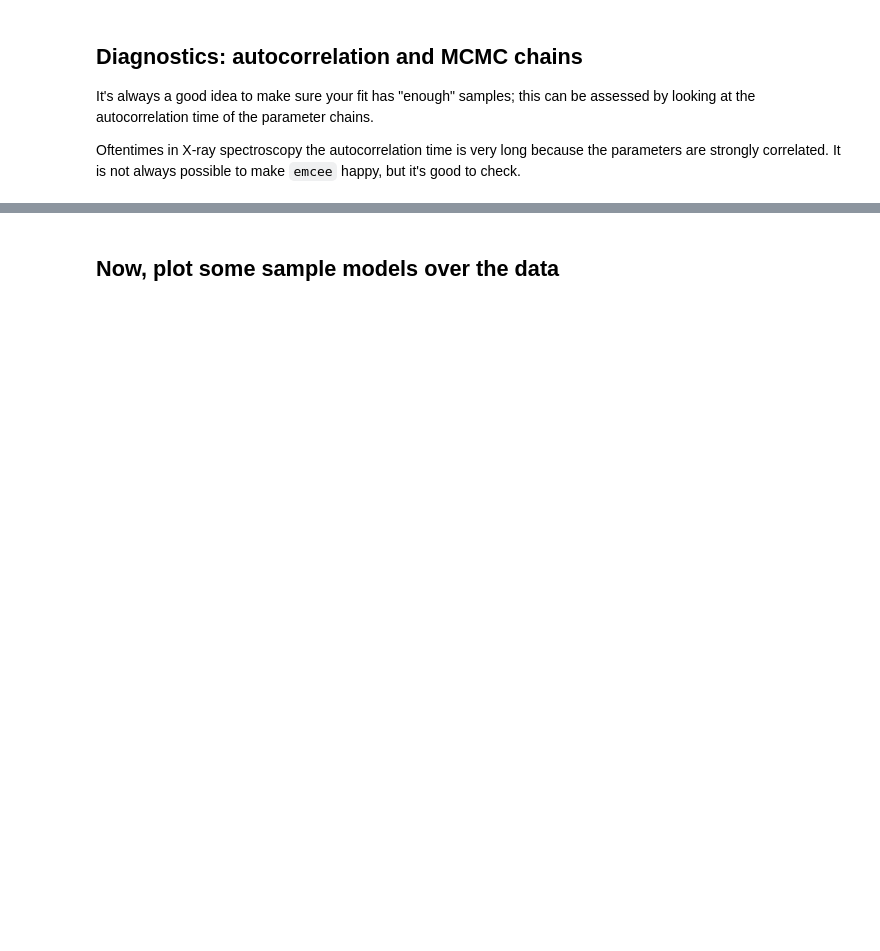
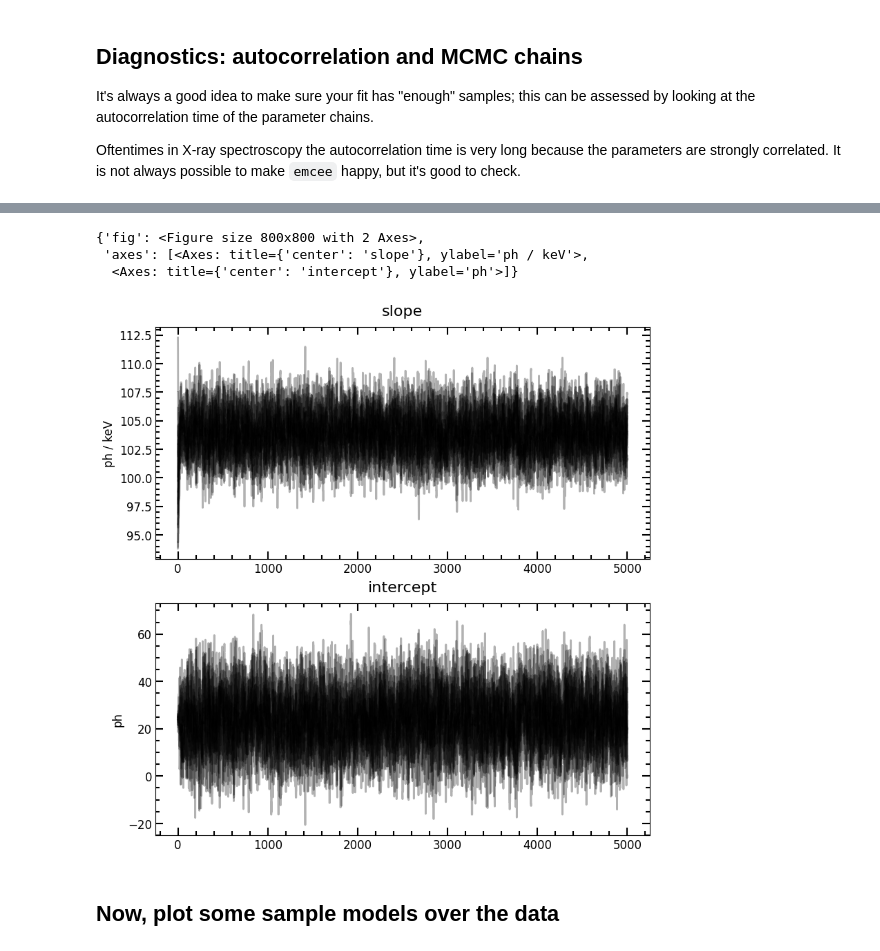
Before and after one commit to settwi/yaff, a Jupyter notebook: examples/line_fit.ipynb, the cells around one changed output, grey strips where cells are left out. Saved outputs shown, nothing was run; the diff lists cells and outputs as text; code cells hidden in the pictures; blank space fills up the shorter version.

```diff
--- a/examples/line_fit.ipynb
+++ b/examples/line_fit.ipynb
@@ -143,8 +148,8 @@ yap.plot_data_model(fitter)
 # %%
 # Finally, perform the fit and give emcee some kwargs if you want
-fitter.perform_fit(
+fitter.run_emcee(
     emcee_constructor_kw=dict(),
-    emcee_run_kw=dict(nsteps=10000, progress=True)
+    emcee_run_kw=dict(nsteps=5000, progress=True)
 )
 
 # Optionally save the fit result to a compressed pickle file
@@ -162,7 +169,12 @@ slope_chain, inter_chain = fitter.emcee_sampler.flatchain.T
 # %%
 # Plot the chains to see how well things converged
 fig = plt.figure(figsize=(8, 8))
-yap.plot_parameter_chains(fitter, fig=fig)
+yap.plot_parameter_chains(fitter, names=fitter.free_param_names, params=list(fitter.free_parameters.values()), fig=fig)
+# %% [output]
+{'fig': <Figure size 800x800 with 2 Axes>,
+ 'axes': [<Axes: title={'center': 'slope'}, ylabel='ph / keV'>,
+  <Axes: title={'center': 'intercept'}, ylabel='ph'>]}
+[figure, added]
 # %% [markdown]
 ## Now, plot some sample models over the data
 # %%
```
Also changed, not shown: parts of 13 cells of this notebook, 12 other files.
